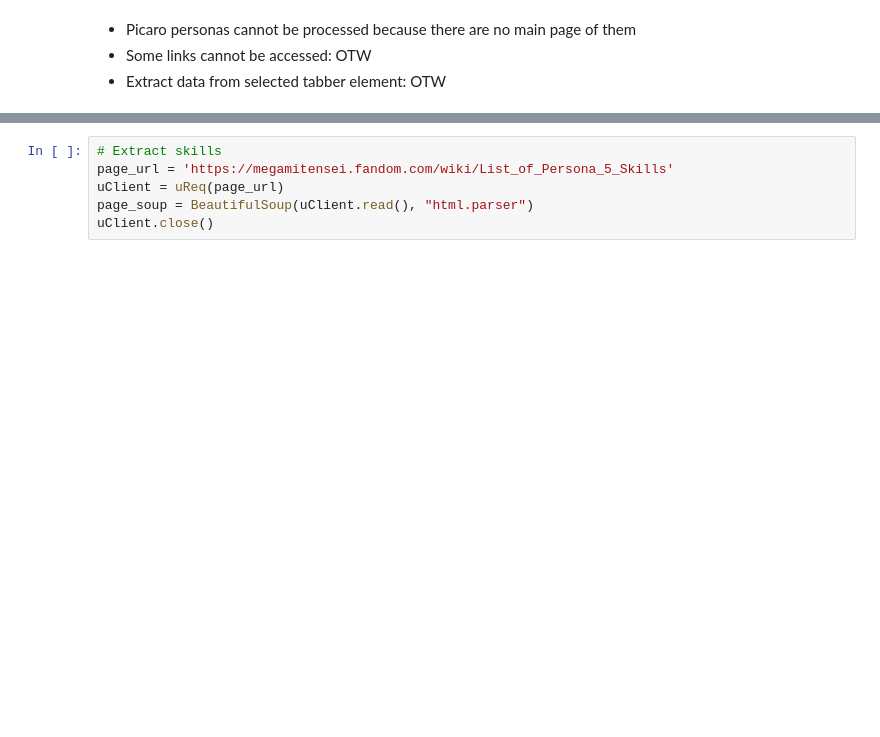
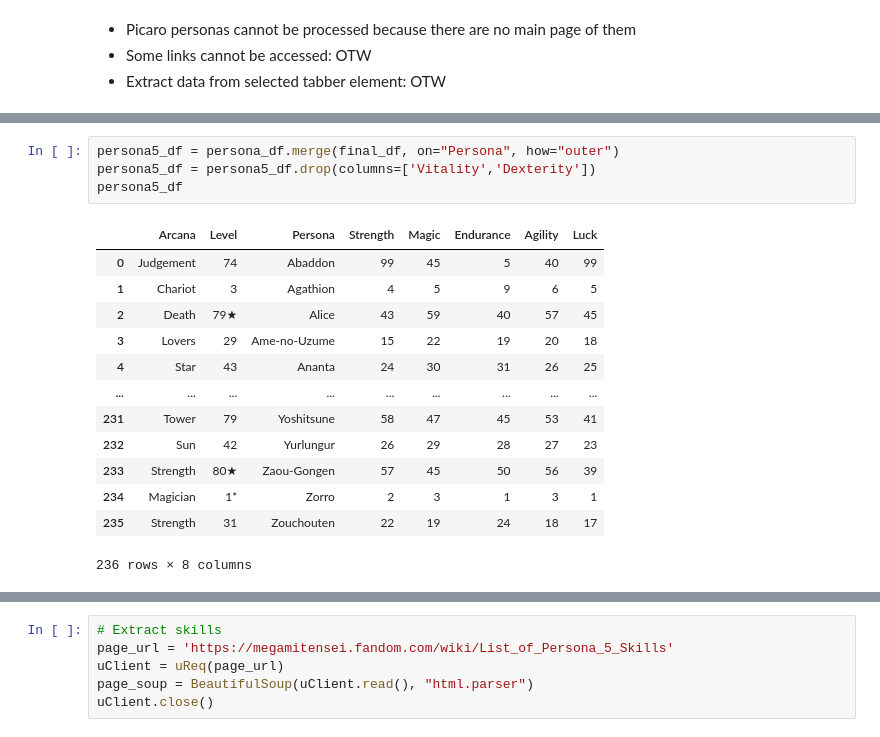
Before and after one commit to nanashi7246/T_T, a Jupyter notebook: Scraping.ipynb, the cells around one changed output, grey strips where cells are left out. Cells and saved outputs as stored; diff of their text form; blank space fills up the shorter version.

```diff
--- a/Scraping.ipynb
+++ b/Scraping.ipynb
@@ -220,3 +216,21 @@ final_df
+# %%
+persona5_df = persona_df.merge(final_df, on="Persona", how="outer")
+persona5_df = persona5_df.drop(columns=['Vitality','Dexterity'])
+persona5_df
+# %% [output]
+|  | Arcana | Level | Persona | Strength | Magic | Endurance | Agility | Luck |
+| 0 | Judgement | 74 | Abaddon | 99 | 45 | 5 | 40 | 99 |
+| 1 | Chariot | 3 | Agathion | 4 | 5 | 9 | 6 | 5 |
+| 2 | Death | 79★ | Alice | 43 | 59 | 40 | 57 | 45 |
+| 3 | Lovers | 29 | Ame-no-Uzume | 15 | 22 | 19 | 20 | 18 |
+| 4 | Star | 43 | Ananta | 24 | 30 | 31 | 26 | 25 |
+| ... | ... | ... | ... | ... | ... | ... | ... | ... |
+| 231 | Tower | 79 | Yoshitsune | 58 | 47 | 45 | 53 | 41 |
+| 232 | Sun | 42 | Yurlungur | 26 | 29 | 28 | 27 | 23 |
+| 233 | Strength | 80★ | Zaou-Gongen | 57 | 45 | 50 | 56 | 39 |
+| 234 | Magician | 1* | Zorro | 2 | 3 | 1 | 3 | 1 |
+| 235 | Strength | 31 | Zouchouten | 22 | 19 | 24 | 18 | 17 |
+236 rows × 8 columns
 # %%
 for failed_link in unaccessible_links:
         print(failed_link)
```
Also changed, not shown: parts of 7 cells of this notebook.
